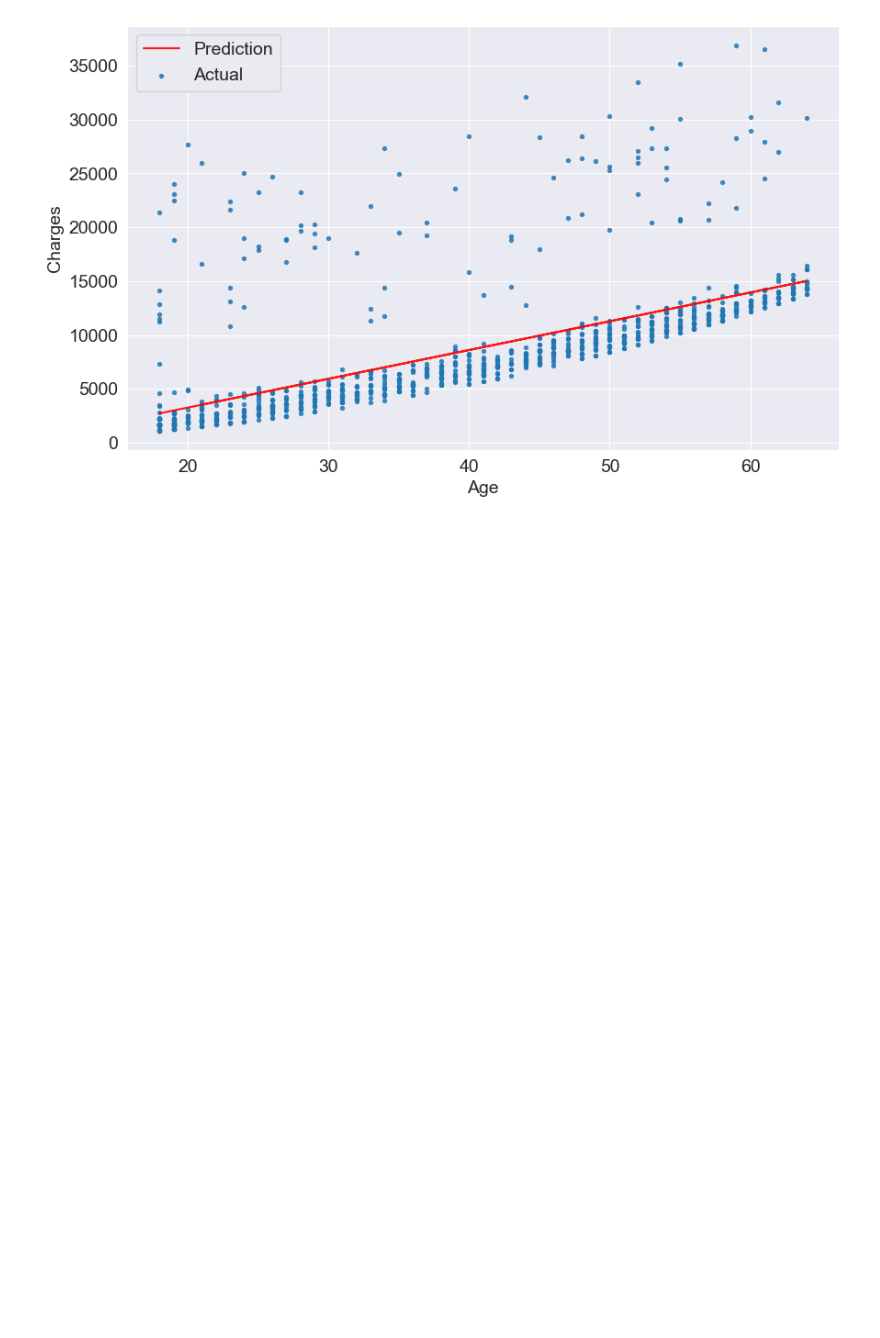
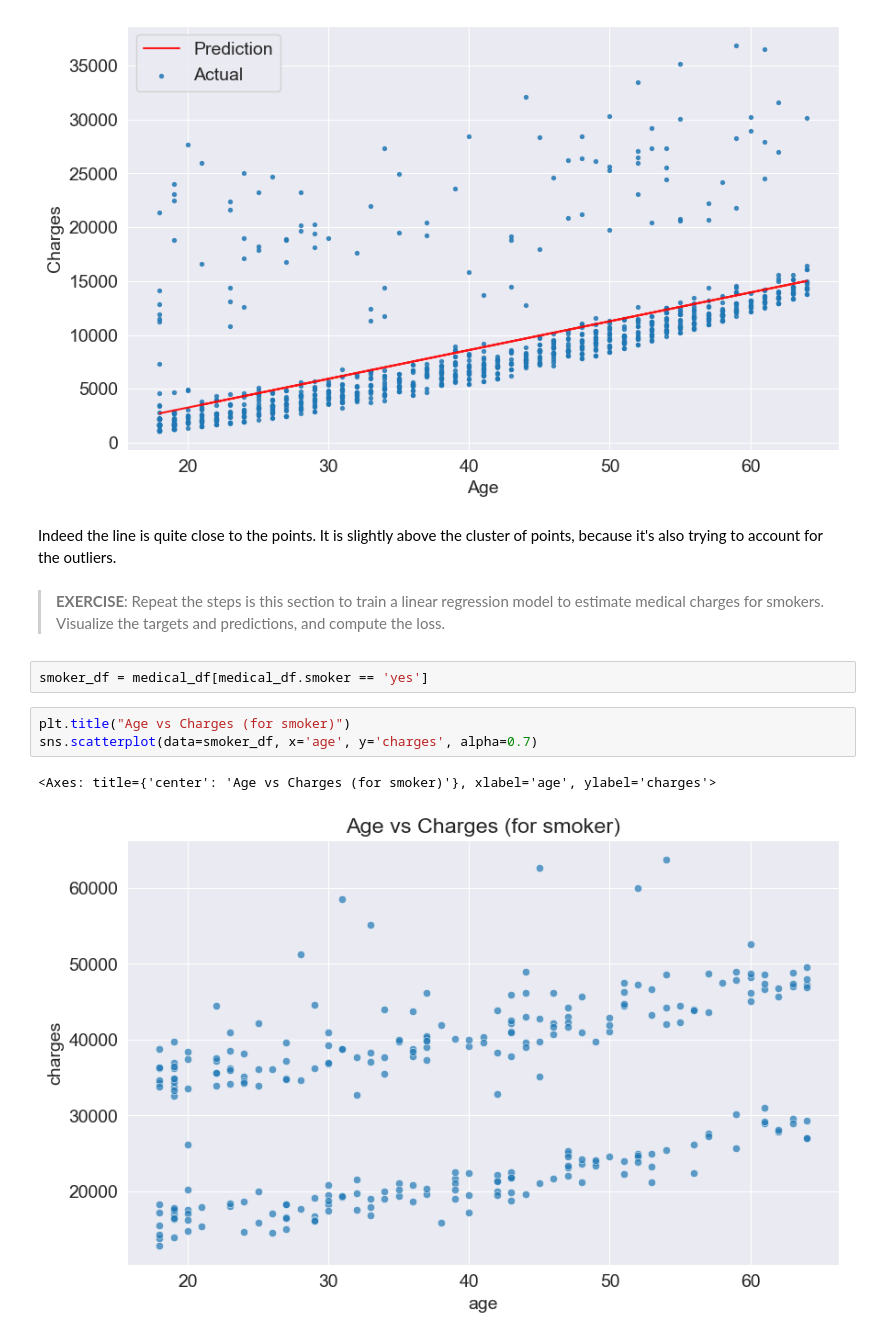
Before and after one commit to Dhruv-Jain31/machine-learning-basics, a Jupyter notebook: linear_regression/code.ipynb, the cells around one changed output. Saved outputs shown, nothing was run; the diff lists cells and outputs as text; blank space fills up the shorter version.

```diff
--- a/linear_regression/code.ipynb
+++ b/linear_regression/code.ipynb
@@ -860,3 +860,15 @@ try_parameters(model.coef_, model.intercept_)
 # %% [output]
 RMSE Loss:  4662.505766636395
 [figure]
+# %% [markdown]
+Indeed the line is quite close to the points. It is slightly above the cluster of points, because it's also trying to account for the outliers.
+# %% [markdown]
+> **EXERCISE**: Repeat the steps is this section to train a linear regression model to estimate medical charges for smokers. Visualize the targets and predictions, and compute the loss.
+# %%
+smoker_df = medical_df[medical_df.smoker == 'yes']
+# %%
+plt.title("Age vs Charges (for smoker)")
+sns.scatterplot(data=smoker_df, x='age', y='charges', alpha=0.7)
+# %% [output]
+<Axes: title={'center': 'Age vs Charges (for smoker)'}, xlabel='age', ylabel='charges'>
+[figure, added]
```
Also changed, not shown: parts of 17 cells of this notebook.
